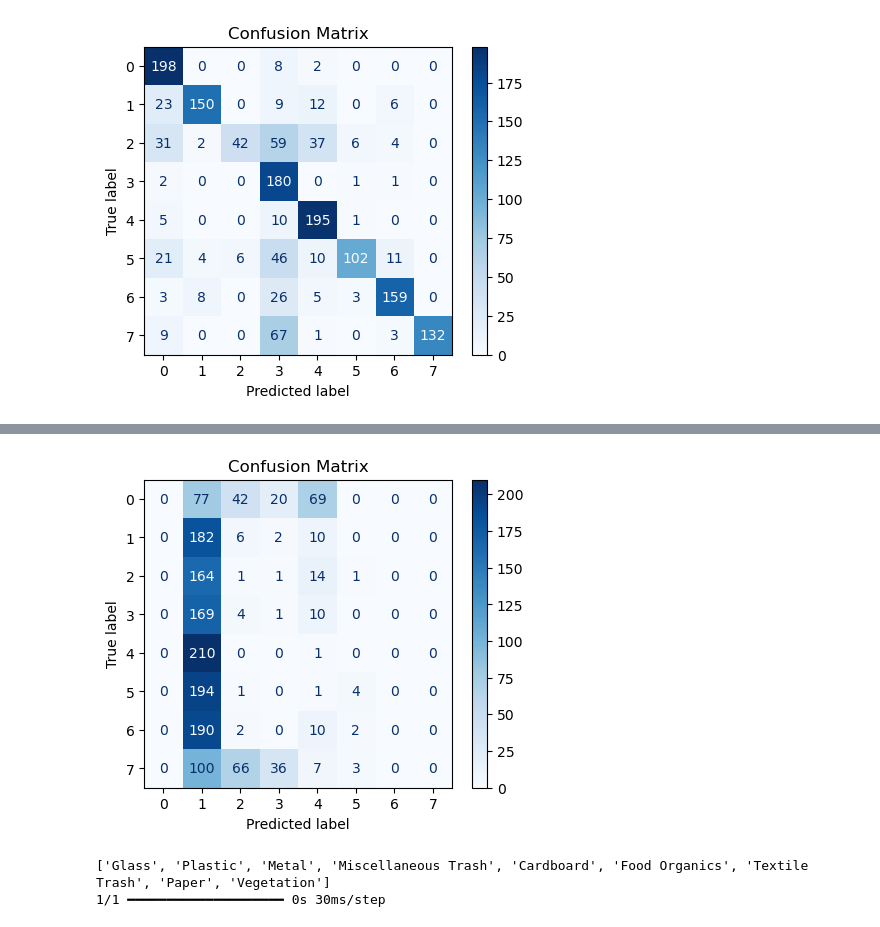
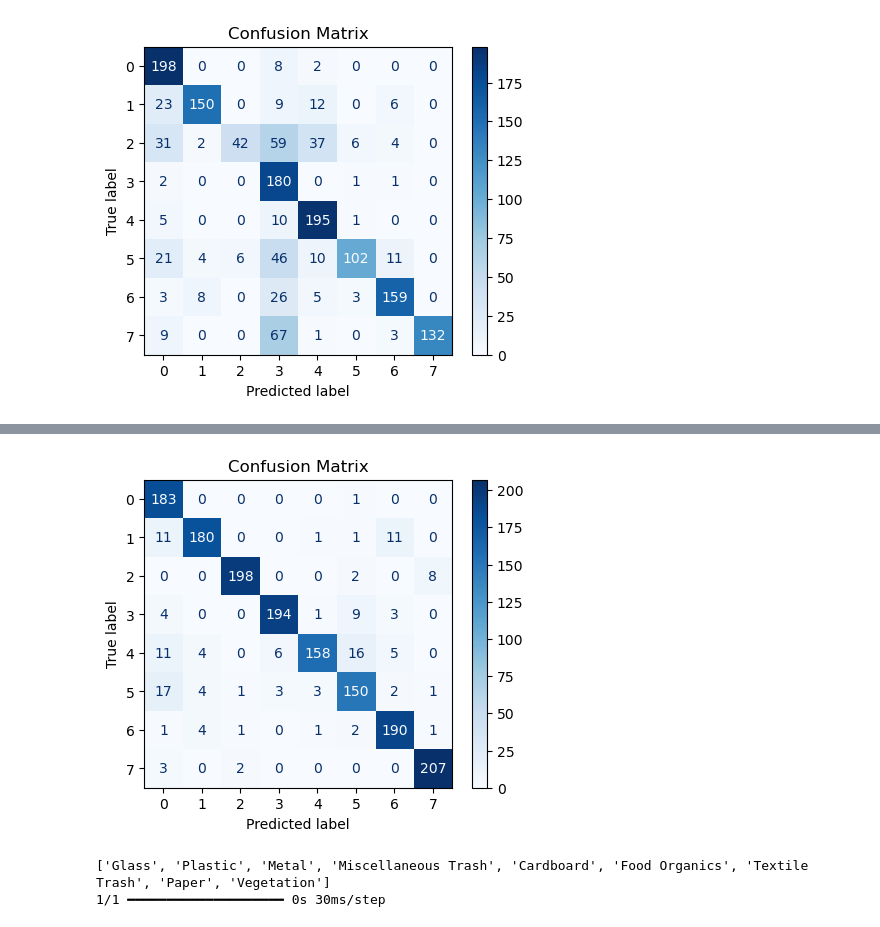
Before and after one commit to NimanthaAdikaram/CNN-Project-VisionX, a Jupyter notebook: Classifier.ipynb, the cells around one changed output, grey strips where cells are left out. Cells and saved outputs as stored; diff of their text form; code cells hidden in the pictures.

```diff
--- a/Classifier.ipynb
+++ b/Classifier.ipynb
@@ -97,7 +97,7 @@ print("Augmentation completed!")
 Augmentation completed!
 # %%
 # set the directory path
-image_dir = r'D:\ML Projects\CNN Classification\W4A2\Classifier\RealWaste'
+image_dir = r'D:\ML Projects\CNN Classification\W4A2\Classifier\RealWaste_augmented'
 data = []
 
 # this is the code for loop through each type of waste folder
@@ -333,21 +333,3 @@ Model: "functional_1"
  Total params: 4,132,075 (15.76 MB)
  Trainable params: 4,090,052 (15.60 MB)
  Non-trainable params: 42,023 (164.16 KB)
-# %%
-from tensorflow.keras.applications import ResNet50
-from tensorflow.keras import layers, models
-
-# by loading the ResNet50 model with pre trained ImageNet weights
-ResNet_base_model = ResNet50(weights='imagenet', include_top=False, input_shape=(160, 160, 3))
-num_classes = 8
-
-# added custom classification layers to match our final outcomes (count of classes)
-x = layers.GlobalAveragePooling2D()(ResNet_base_model.output)  # a global average pooling
-x = layers.Dense(128, activation='relu')(x)            # a fully connected layer
-output = layers.Dense(num_classes, activation='softmax')(x)  # an output layer
-
-# new model
-ResNet_model = models.Model(inputs=ResNet_base_model.input, outputs=output)
-
-# summary
-ResNet_model.summary()
@@ -536,15 +467,15 @@ import matplotlib.pyplot as plt
 from sklearn.metrics import confusion_matrix, ConfusionMatrixDisplay
 
 # predict on the test data
-y_pred = ResNet_model.predict(test_x)
+y_pred = EfficientNet_model.predict(test_x)
 y_pred_classes = np.argmax(y_pred, axis=1)  # convert predictions to class indices
 y_true_classes = np.argmax(test_y_one_hot, axis=1)  # convert one hot labels to class indices
 
 # generate confusion matrix
-cm_ResNet = confusion_matrix(y_true_classes, y_pred_classes)
+cm_EfficientNet = confusion_matrix(y_true_classes, y_pred_classes)
 
 # display confusion matrix
-disp = ConfusionMatrixDisplay(confusion_matrix=cm_ResNet, display_labels=range(len(cm_ResNet)))
+disp = ConfusionMatrixDisplay(confusion_matrix=cm_EfficientNet, display_labels=range(len(cm_EfficientNet)))
 disp.plot(cmap=plt.cm.Blues)
 plt.title("Confusion Matrix")
 plt.show()
@@ -553,4 +484,4 @@ plt.show()
-[figure, old version]
+[figure, new version]
 # %%
 def predict_class(image_path, model, class_names, num_px=224):
     """
```
Also changed, not shown: parts of 6 cells of this notebook, 1 other file.
